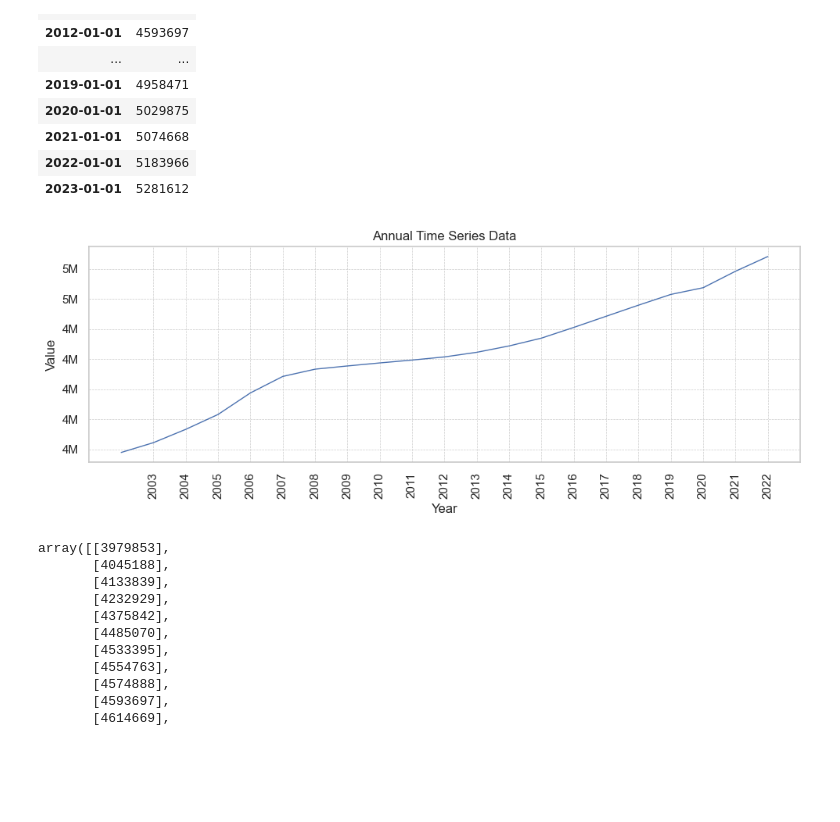
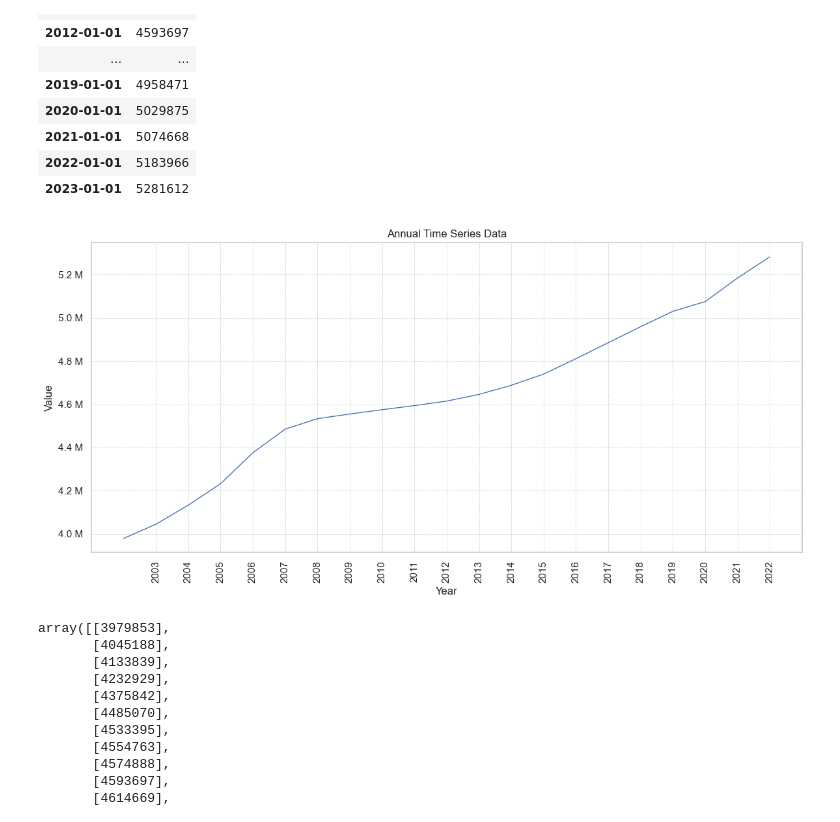
Before and after one commit to Ivkoto/DataAnalyticsMachineLearning, a Jupyter notebook: Data_Preparation/CA1_3_final_ML.ipynb, the cells around one changed output. Saved outputs shown, nothing was run; the diff lists cells and outputs as text; code cells hidden in the pictures; blank space fills up the shorter version.

Commit message:
File 3 ML final refactoring and formatting

```diff
--- a/Data_Preparation/CA1_3_final_ML.ipynb
+++ b/Data_Preparation/CA1_3_final_ML.ipynb
@@ -266,39 +270,3 @@ plt.legend(loc='upper left', bbox_to_anchor=(1, 1))
 plt.show()
 # %% [output]
 [figure]
-# %%
-import matplotlib.pyplot as plt
-from matplotlib.ticker import FuncFormatter
-
-# Define a function to format the y-axis tick labels as millions
-def millions_formatter(x, pos):
-    return f'{int(x/1e6)}M'
-
-# Assuming X, X_test, y_test, and y_pred are defined and correct
-plt.figure(figsize=(12, 6))
-
-# Scatter plot for actual data
-plt.scatter(X_test, y_test, color='blue', label='Actual Data')
-
-# Line plot for predictions
-plt.plot(X_test, y_pred, color='red', linewidth=2, label='Predictions')
-
-# Set the title and labels
-plt.title('Population Over the Years for Males and Females')
-plt.xlabel('Year')
-plt.ylabel('Population')
-
-# Set x-ticks to be every year in years_plot
-plt.xticks(years_plot, rotation=45)  # Rotate the labels to fit them better
-
-# Set y-axis formatter
-plt.gca().yaxis.set_major_formatter(FuncFormatter(millions_formatter))
-
-# Add a legend to the plot
-plt.legend()
-
-# Adjust layout to prevent clipping of tick-labels
-plt.tight_layout()
-
-# Show the plot
-plt.show()
@@ -330,23 +296,21 @@ filtered_BothSex
 | 2022-01-01 | 5183966 |
 | 2023-01-01 | 5281612 |
 # %%
-plt.figure(figsize=(10, 4))
+plt.figure(figsize=(12, 6))
 
 xticks = pd.date_range(start=filtered_BothSex.index.min(), end=filtered_BothSex.index.max(), freq='A-DEC')
 plt.xticks(xticks, [tick.strftime("%Y") for tick in xticks], rotation=90)
 plt.grid(True, linestyle='--', linewidth=0.5)
 plt.plot(filtered_BothSex.index, filtered_BothSex['VALUE'], linewidth=1)
 plt.xlabel("Year")
 plt.ylabel("Value")
 plt.title("Annual Time Series Data")
 plt.gca().yaxis.set_major_formatter(FuncFormatter(millions_formatter))
-plt.grid(True)
 plt.tight_layout()
 
-# Show the plot
 plt.show()
 # %% [output]
-[figure, old version]
+[figure, new version]
 # %%
 filtered_BothSex.index.astype("int64").values
 filtered_BothSex.values
```
Also changed, not shown: parts of 32 cells of this notebook.
